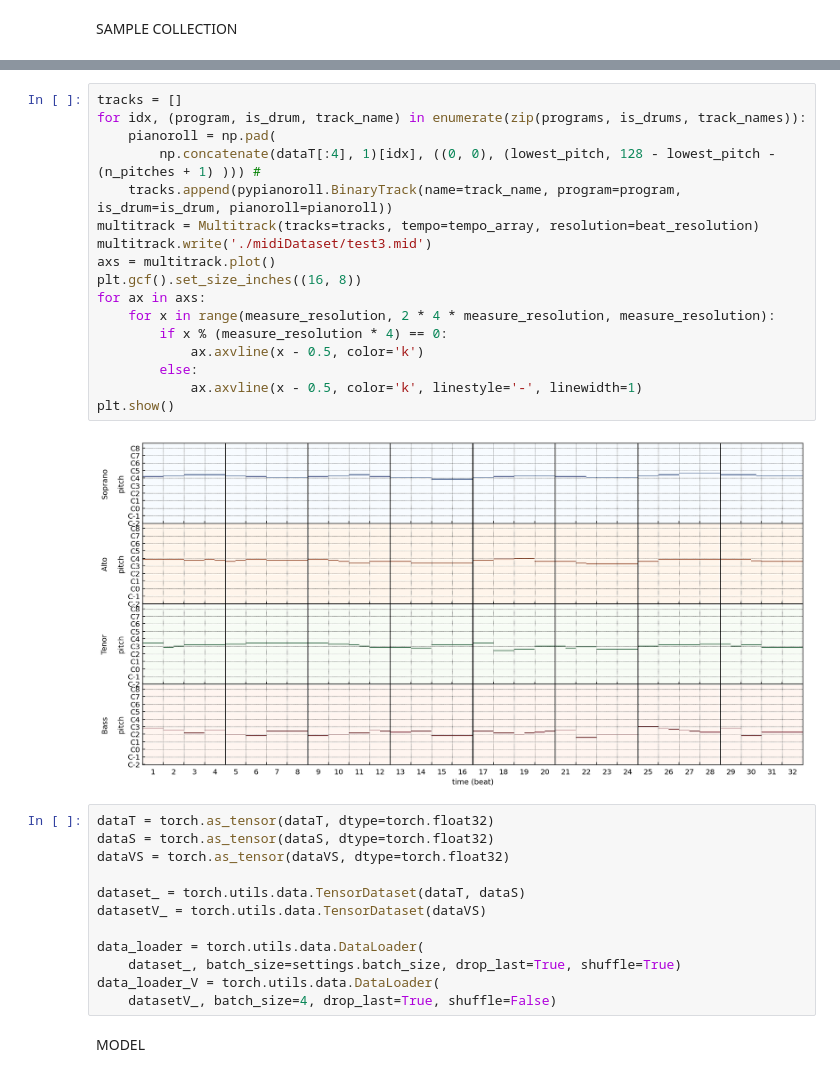
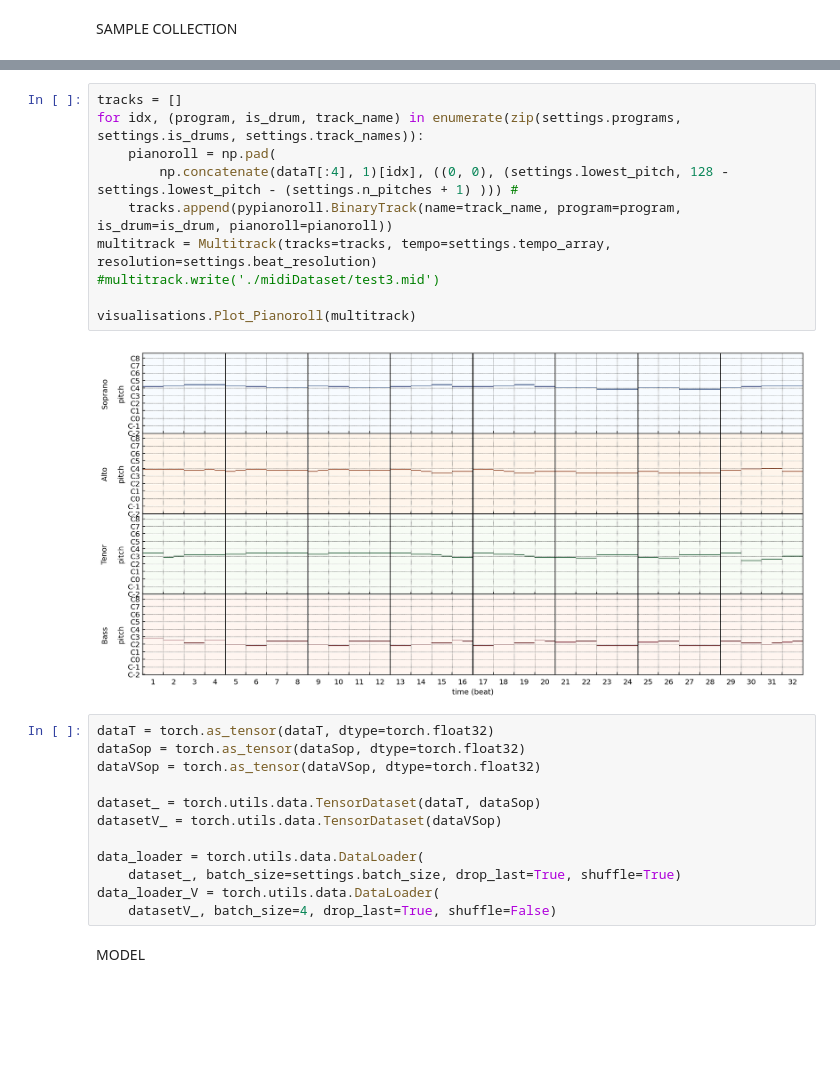
Before and after one commit to lwgmiller/HonoursProject-reharmonisationGAN, a Jupyter notebook: ReharmonisationGAN.ipynb, the cells around one changed output, grey strips where cells are left out. Saved outputs shown, nothing was run; the diff lists cells and outputs as text; blank space fills up the shorter version.

```diff
--- a/ReharmonisationGAN.ipynb
+++ b/ReharmonisationGAN.ipynb
@@ -160,29 +123,22 @@ Data shape : (1596, 4, 32, 84)
 # %%
 tracks = []
-for idx, (program, is_drum, track_name) in enumerate(zip(programs, is_drums, track_names)):
+for idx, (program, is_drum, track_name) in enumerate(zip(settings.programs, settings.is_drums, settings.track_names)):
     pianoroll = np.pad(
-        np.concatenate(dataT[:4], 1)[idx], ((0, 0), (lowest_pitch, 128 - lowest_pitch - (n_pitches + 1) ))) #
+        np.concatenate(dataT[:4], 1)[idx], ((0, 0), (settings.lowest_pitch, 128 - settings.lowest_pitch - (settings.n_pitches + 1) ))) #
     tracks.append(pypianoroll.BinaryTrack(name=track_name, program=program, is_drum=is_drum, pianoroll=pianoroll))
-multitrack = Multitrack(tracks=tracks, tempo=tempo_array, resolution=beat_resolution)
-multitrack.write('./midiDataset/test3.mid')
-axs = multitrack.plot()
-plt.gcf().set_size_inches((16, 8))
-for ax in axs:
-    for x in range(measure_resolution, 2 * 4 * measure_resolution, measure_resolution):
-        if x % (measure_resolution * 4) == 0:
-            ax.axvline(x - 0.5, color='k')
-        else:
-            ax.axvline(x - 0.5, color='k', linestyle='-', linewidth=1)
-plt.show()
+multitrack = Multitrack(tracks=tracks, tempo=settings.tempo_array, resolution=settings.beat_resolution)
+#multitrack.write('./midiDataset/test3.mid')
+
+visualisations.Plot_Pianoroll(multitrack)
 # %% [output]
-[figure, old version]
+[figure, new version]
 # %%
 dataT = torch.as_tensor(dataT, dtype=torch.float32)
-dataS = torch.as_tensor(dataS, dtype=torch.float32)
-dataVS = torch.as_tensor(dataVS, dtype=torch.float32)
+dataSop = torch.as_tensor(dataSop, dtype=torch.float32)
+dataVSop = torch.as_tensor(dataVSop, dtype=torch.float32)
 
-dataset_ = torch.utils.data.TensorDataset(dataT, dataS)
-datasetV_ = torch.utils.data.TensorDataset(dataVS)
+dataset_ = torch.utils.data.TensorDataset(dataT, dataSop)
+datasetV_ = torch.utils.data.TensorDataset(dataVSop)
 
 data_loader = torch.utils.data.DataLoader(
     dataset_, batch_size=settings.batch_size, drop_last=True, shuffle=True)
```
Also changed, not shown: parts of 12 cells of this notebook, 1 other file.
